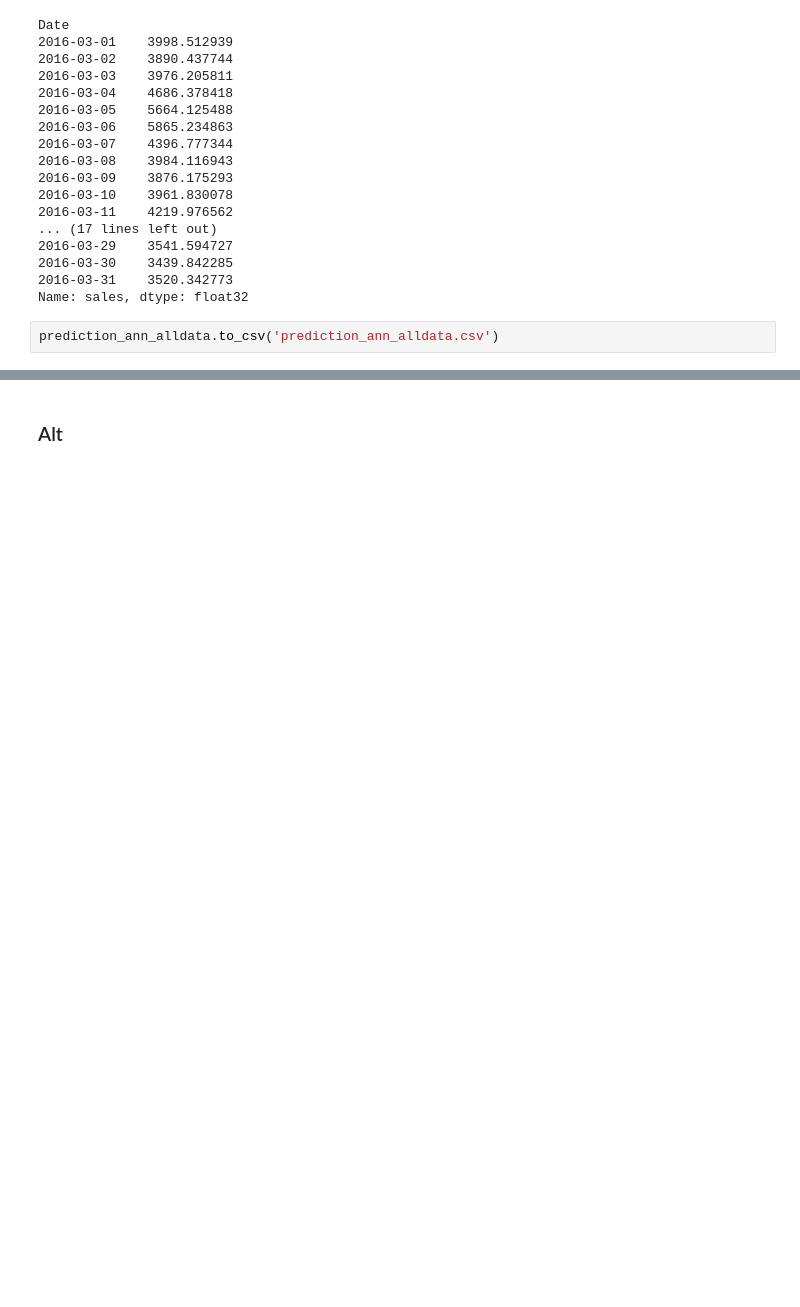
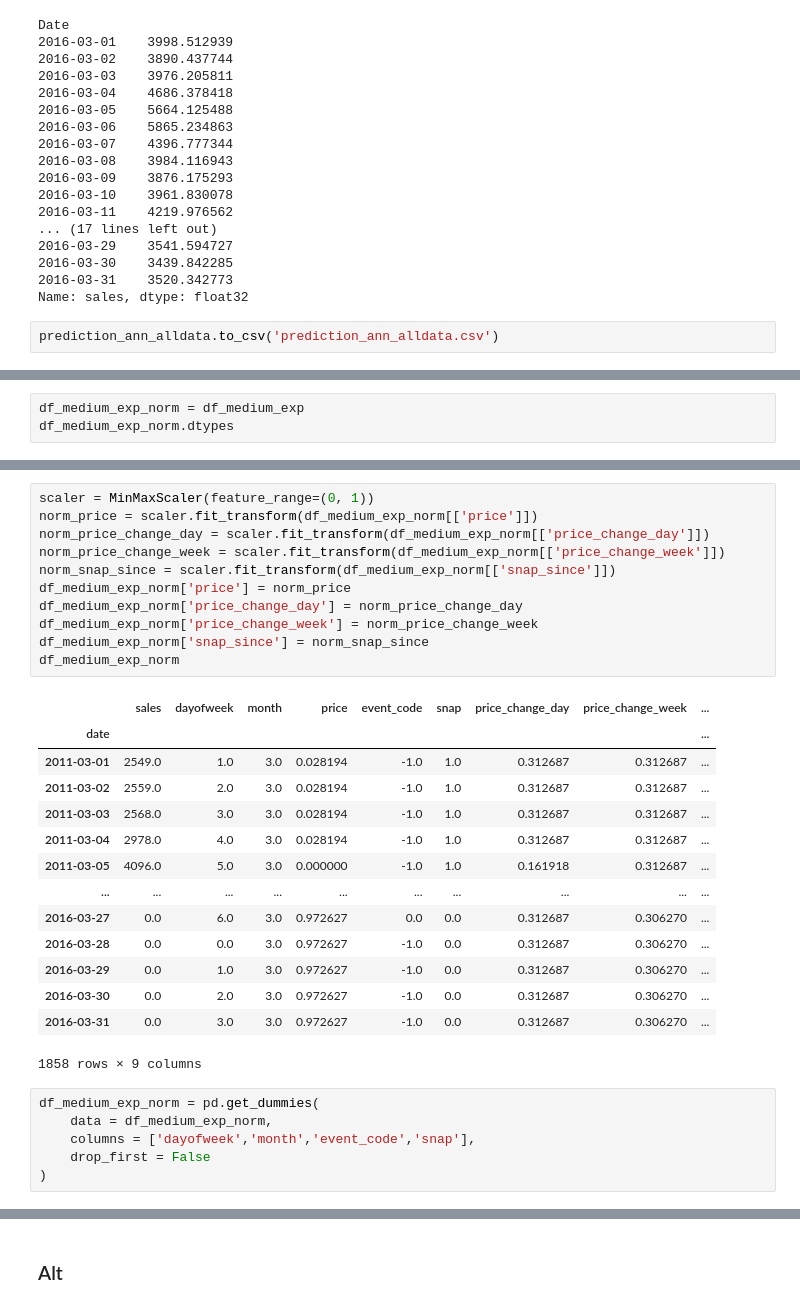
Before and after one commit to EdwinUe/BAB_WS22-23, a Jupyter notebook: Code/003BusinessAnalyticsBProjekt.ipynb, the cells around one changed output, grey strips where cells are left out. Drawn from its saved outputs; the diff is of its cells as text; blank space fills up the shorter version.

```diff
--- a/Code/003BusinessAnalyticsBProjekt.ipynb
+++ b/Code/003BusinessAnalyticsBProjekt.ipynb
@@ -1535,0 +1748,3 @@ prediction_ann_alldata.to_csv('prediction_ann_alldata.csv')
+# %%
+df_medium_exp_norm = df_medium_exp
+df_medium_exp_norm.dtypes
@@ -1535,0 +1762,32 @@ prediction_ann_alldata.to_csv('prediction_ann_alldata.csv')
+# %%
+scaler = MinMaxScaler(feature_range=(0, 1))
+norm_price = scaler.fit_transform(df_medium_exp_norm[['price']])
+norm_price_change_day = scaler.fit_transform(df_medium_exp_norm[['price_change_day']])
+norm_price_change_week = scaler.fit_transform(df_medium_exp_norm[['price_change_week']])
+norm_snap_since = scaler.fit_transform(df_medium_exp_norm[['snap_since']])
+df_medium_exp_norm['price'] = norm_price
+df_medium_exp_norm['price_change_day'] = norm_price_change_day
+df_medium_exp_norm['price_change_week'] = norm_price_change_week
+df_medium_exp_norm['snap_since'] = norm_snap_since
+df_medium_exp_norm
+# %% [output]
+|  | sales | dayofweek | month | price | event_code | snap | price_change_day | price_change_week | ... |
+| date |  |  |  |  |  |  |  |  | ... |
+| 2011-03-01 | 2549.0 | 1.0 | 3.0 | 0.028194 | -1.0 | 1.0 | 0.312687 | 0.312687 | ... |
+| 2011-03-02 | 2559.0 | 2.0 | 3.0 | 0.028194 | -1.0 | 1.0 | 0.312687 | 0.312687 | ... |
+| 2011-03-03 | 2568.0 | 3.0 | 3.0 | 0.028194 | -1.0 | 1.0 | 0.312687 | 0.312687 | ... |
+| 2011-03-04 | 2978.0 | 4.0 | 3.0 | 0.028194 | -1.0 | 1.0 | 0.312687 | 0.312687 | ... |
+| 2011-03-05 | 4096.0 | 5.0 | 3.0 | 0.000000 | -1.0 | 1.0 | 0.161918 | 0.312687 | ... |
+| ... | ... | ... | ... | ... | ... | ... | ... | ... | ... |
+| 2016-03-27 | 0.0 | 6.0 | 3.0 | 0.972627 | 0.0 | 0.0 | 0.312687 | 0.306270 | ... |
+| 2016-03-28 | 0.0 | 0.0 | 3.0 | 0.972627 | -1.0 | 0.0 | 0.312687 | 0.306270 | ... |
+| 2016-03-29 | 0.0 | 1.0 | 3.0 | 0.972627 | -1.0 | 0.0 | 0.312687 | 0.306270 | ... |
+| 2016-03-30 | 0.0 | 2.0 | 3.0 | 0.972627 | -1.0 | 0.0 | 0.312687 | 0.306270 | ... |
+| 2016-03-31 | 0.0 | 3.0 | 3.0 | 0.972627 | -1.0 | 0.0 | 0.312687 | 0.306270 | ... |
+1858 rows × 9 columns
+# %%
+df_medium_exp_norm = pd.get_dummies(
+    data = df_medium_exp_norm,
+    columns = ['dayofweek','month','event_code','snap'],
+    drop_first = False
+)
```
Also changed, not shown: parts of 45 cells of this notebook, 3 other files.
